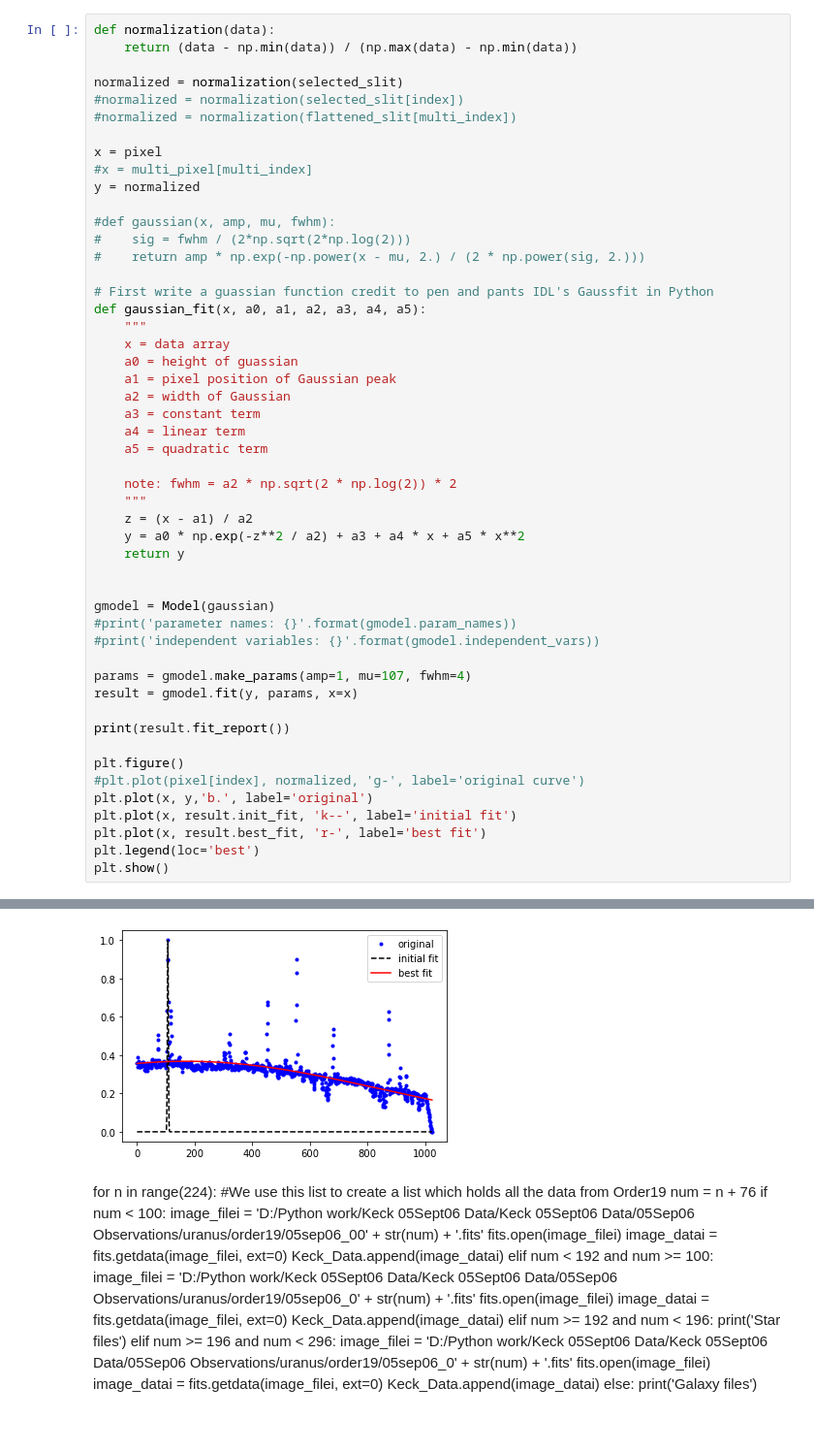
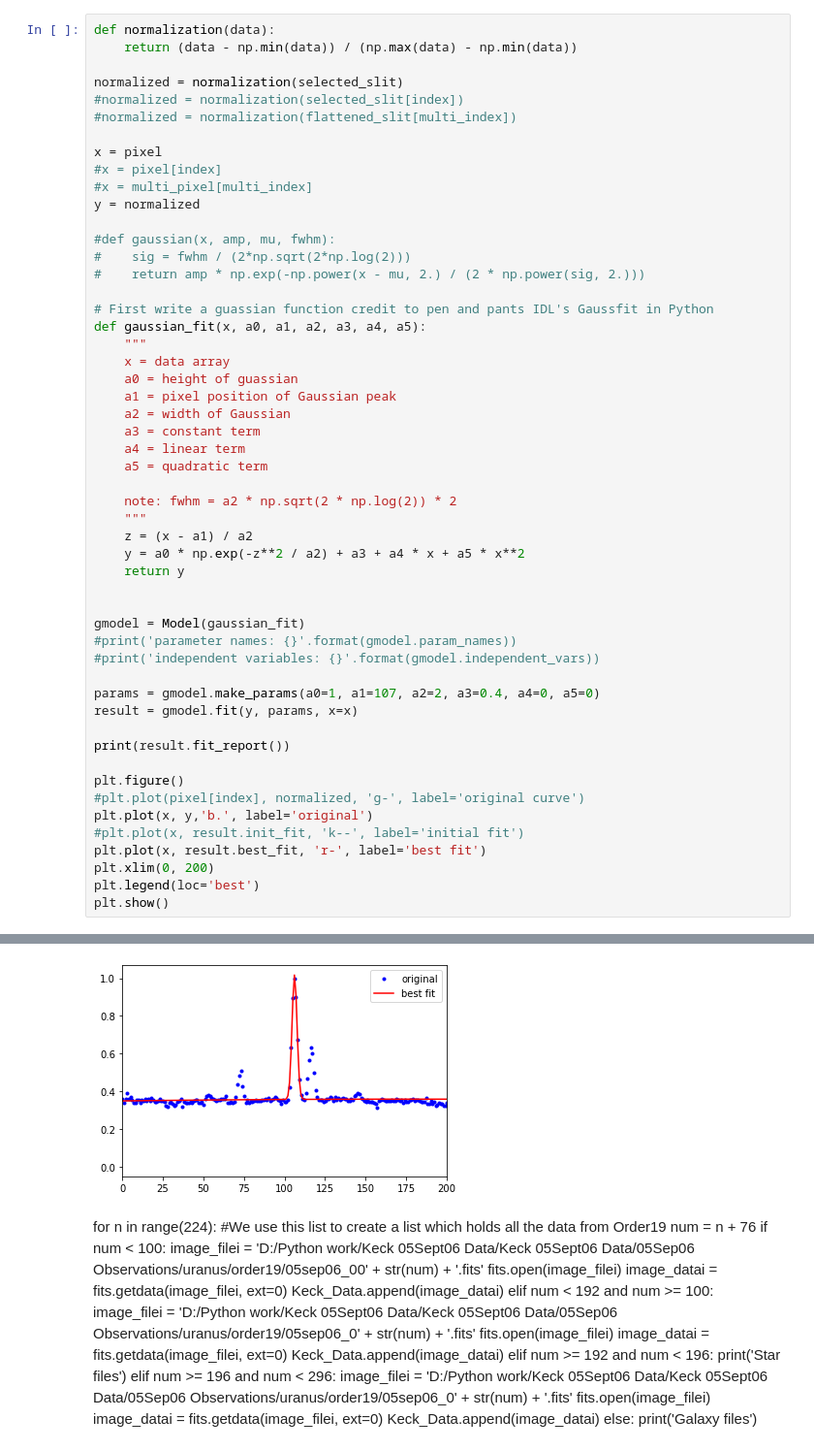
Before and after one commit to ruoyanwangdr/Dynamics-of-Jovian-Infrared-Auroral-Ionosphere-and-Thermosphere, a Jupyter notebook: h3p.ipynb, the cells around one changed output, grey strips where cells are left out. Shown at 97% size. Drawn from its saved outputs; the diff is of its cells as text.

Commit message:
Debug gaussian fit

```diff
--- a/h3p.ipynb
+++ b/h3p.ipynb
@@ -84,6 +82,7 @@ normalized = normalization(selected_slit)
 #normalized = normalization(flattened_slit[multi_index])
 
 x = pixel
+#x = pixel[index]
 #x = multi_pixel[multi_index]
 y = normalized
 
@@ -109,11 +108,11 @@ def gaussian_fit(x, a0, a1, a2, a3, a4, a5):
     return y
 
 
-gmodel = Model(gaussian)
+gmodel = Model(gaussian_fit)
 #print('parameter names: {}'.format(gmodel.param_names))
 #print('independent variables: {}'.format(gmodel.independent_vars))
 
-params = gmodel.make_params(amp=1, mu=107, fwhm=4)
+params = gmodel.make_params(a0=1, a1=107, a2=2, a3=0.4, a4=0, a5=0)
 result = gmodel.fit(y, params, x=x)
 
 print(result.fit_report())
@@ -121,8 +120,9 @@ print(result.fit_report())
 plt.figure()
 #plt.plot(pixel[index], normalized, 'g-', label='original curve')
 plt.plot(x, y,'b.', label='original')
-plt.plot(x, result.init_fit, 'k--', label='initial fit')
+#plt.plot(x, result.init_fit, 'k--', label='initial fit')
 plt.plot(x, result.best_fit, 'r-', label='best fit')
+plt.xlim(0, 200)
 plt.legend(loc='best')
 plt.show()
 # %% [output]
@@ -148,4 +146,4 @@ plt.show()
-[figure, old version]
+[figure, new version]
 # %% [markdown]
 for n in range(224): #We use this list to create a list which holds all the data from Order19
     num = n + 76
```
Also changed, not shown: parts of 2 cells of this notebook.
